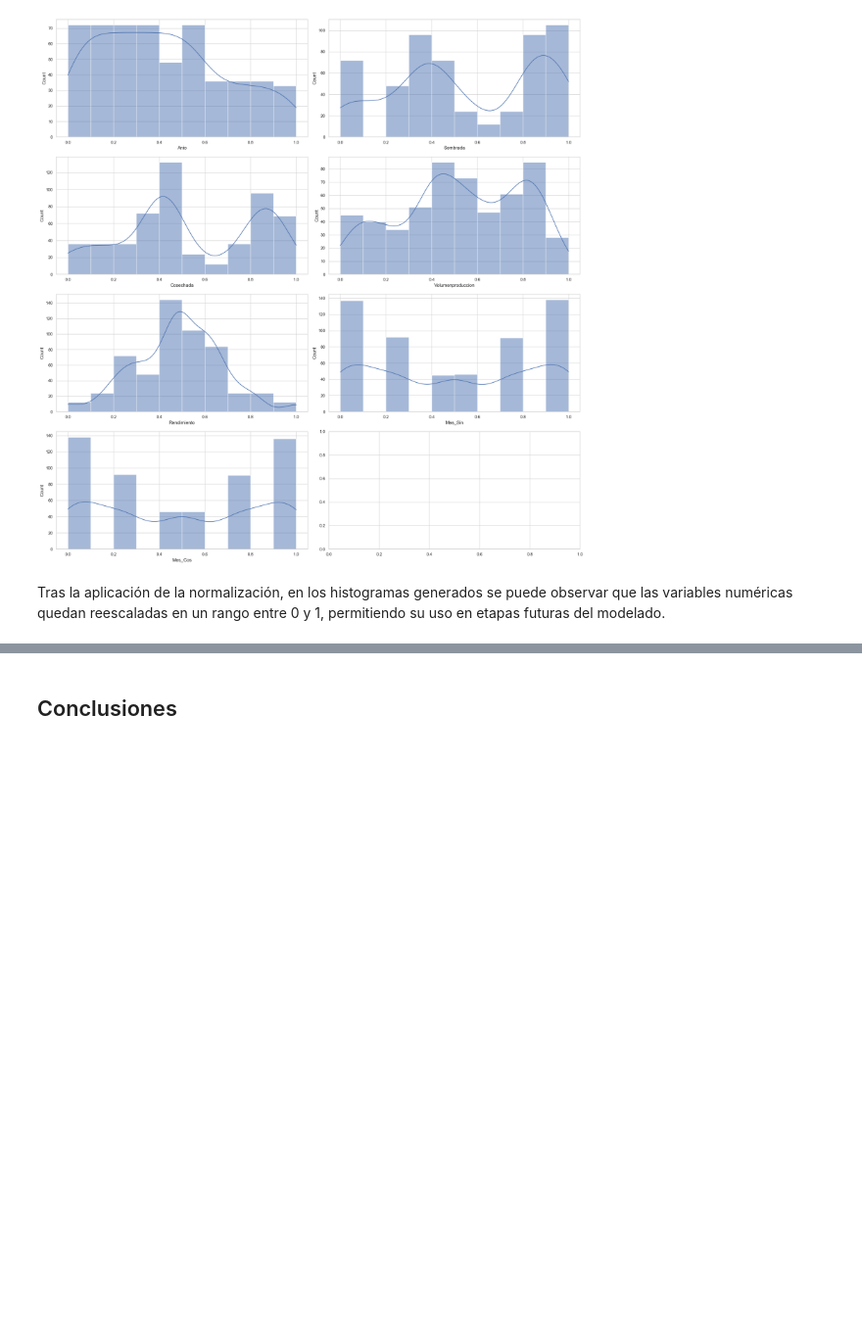
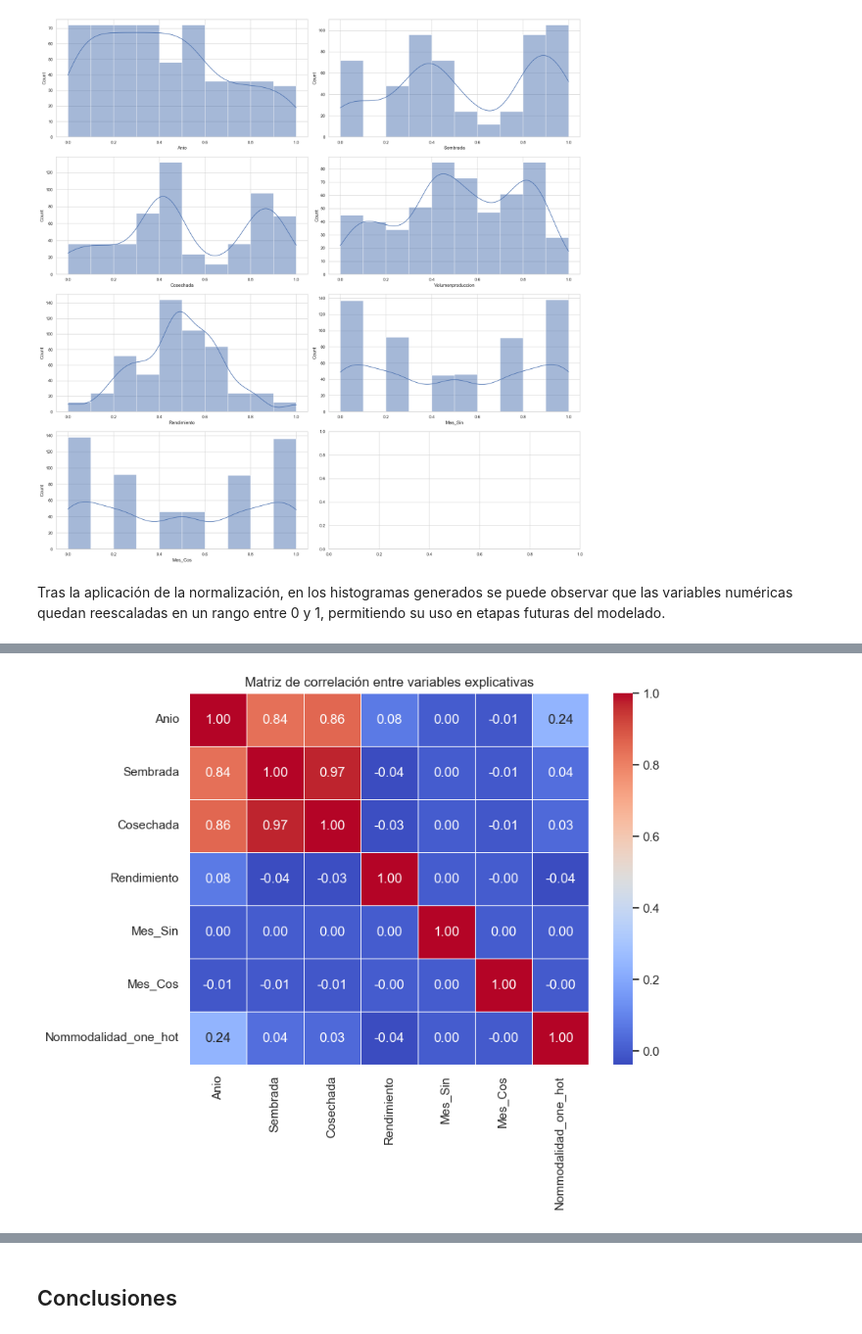
Before and after one commit to juan-pablo-lopez/tc5035-ene26-equipo29, a Jupyter notebook: Avance2.Equipo29.ipynb, the cells around one changed output, grey strips where cells are left out. Shown at 98% size. Cells and saved outputs as stored; diff of their text form; code cells hidden in the pictures; blank space fills up the shorter version.

```diff
--- a/Avance2.Equipo29.ipynb
+++ b/Avance2.Equipo29.ipynb
@@ -896,0 +897,17 @@ xxxx
+# %%
+from sklearn.feature_selection import VarianceThreshold
+
+# Separar "X" y "y"
+y = df_fe["Volumenproduccion"]
+X = df_fe.drop(columns=["Volumenproduccion"])
+
+# Umbral de varianza (0 elimina columnas constantes)
+var_selector = VarianceThreshold(threshold=0.0)
+X_var = var_selector.fit_transform(X)
+
+# Columnas conservadas
+cols_var = X.columns[var_selector.get_support()]
+
+X_var = pd.DataFrame(X_var, columns=cols_var)
+
+X_var.info()
@@ -896,0 +937,16 @@ xxxx
+# %%
+# Matriz de correlación
+corr_matrix = X_var.corr()
+
+plt.figure(figsize=(8, 6))
+sns.heatmap(
+    corr_matrix,
+    annot=True,
+    cmap="coolwarm",
+    fmt=".2f",
+    linewidths=0.5
+)
+plt.title("Matriz de correlación entre variables explicativas")
+plt.show()
+# %% [output]
+[figure, added]
```
Also changed, not shown: parts of 29 cells of this notebook.
